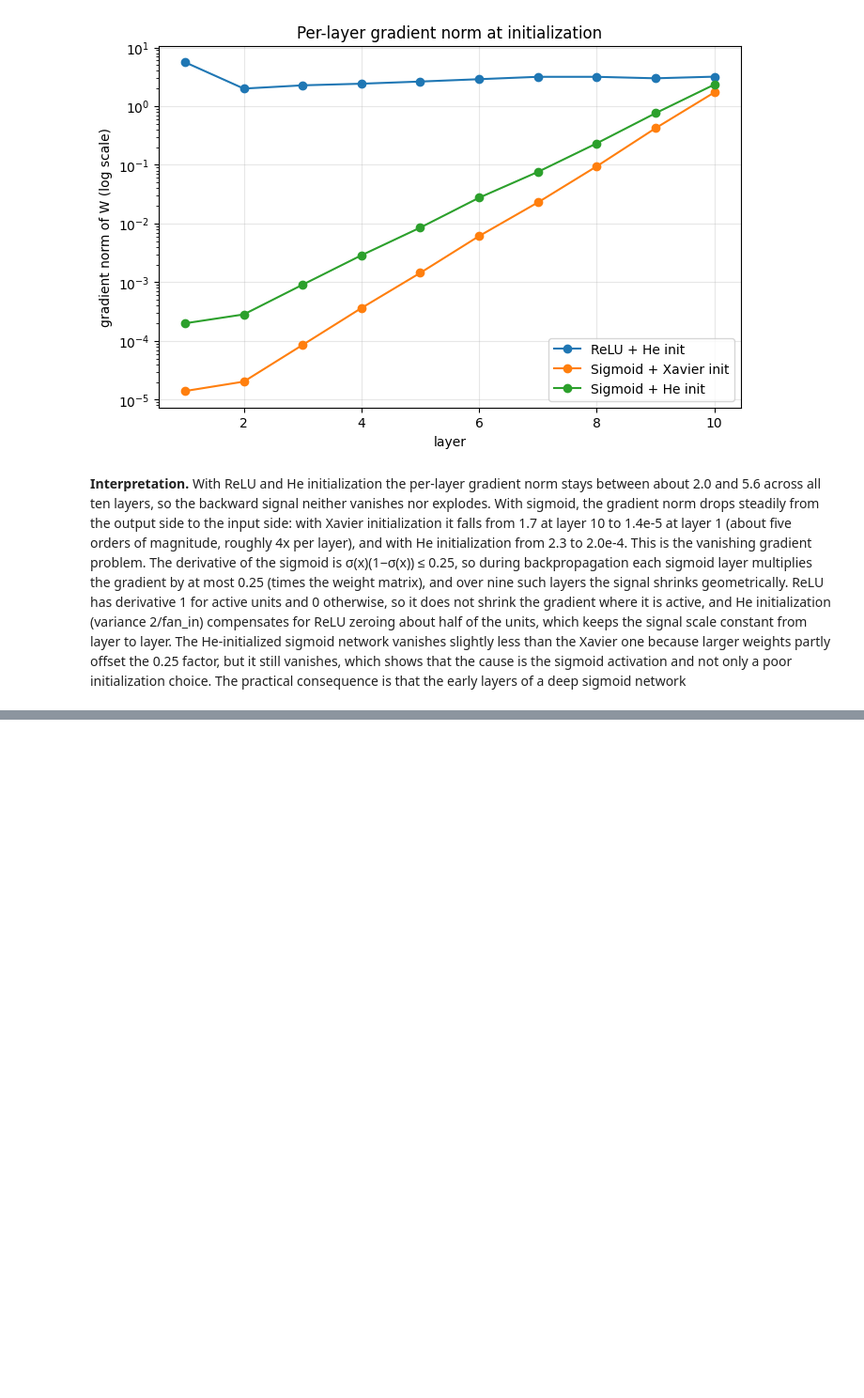
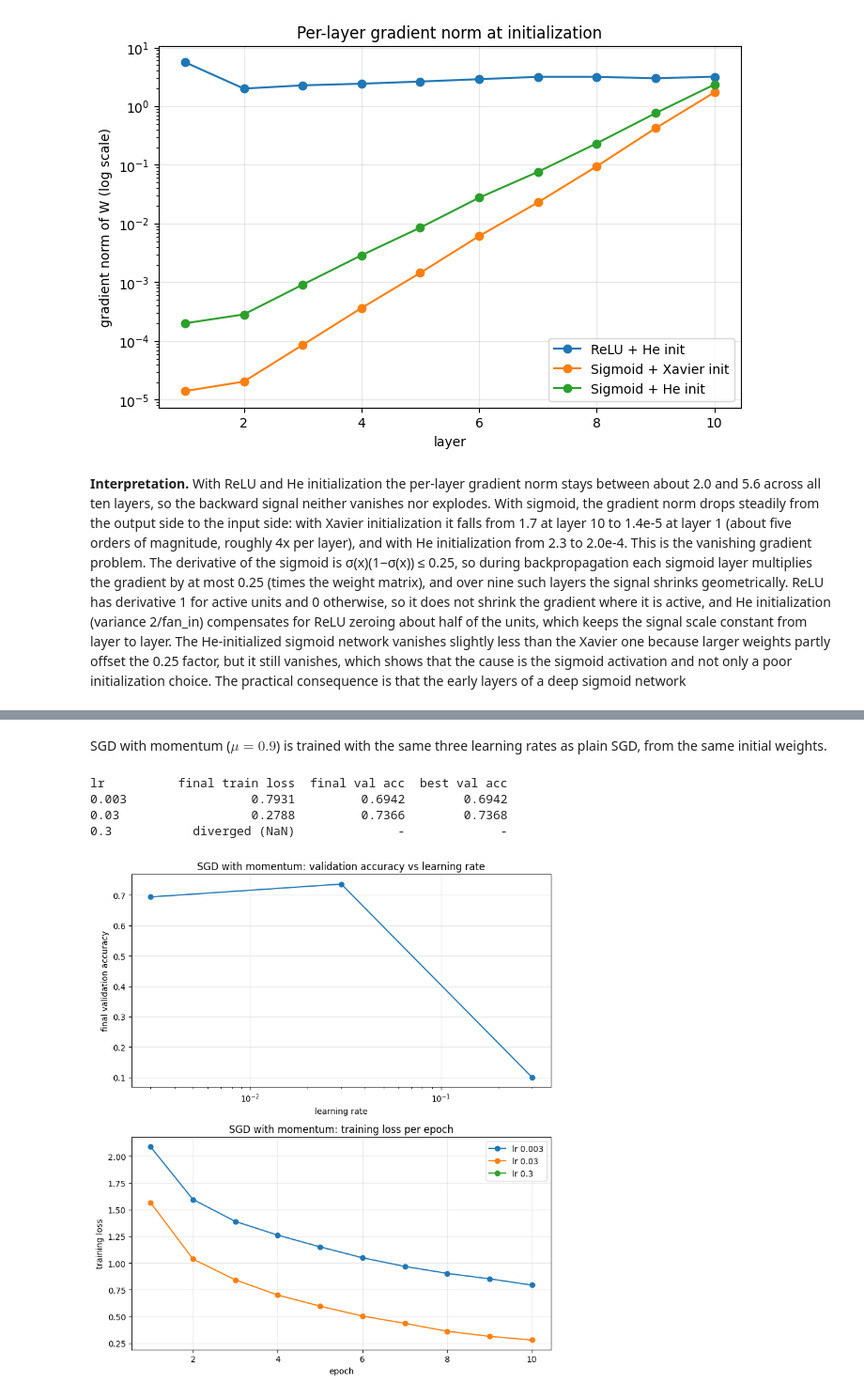
Before and after one commit to roshelle-en/EN4554-Assignment-2-on-CNNs, a Jupyter notebook: 220468L_EN4554_Assignment2.ipynb, the cells around one changed output, grey strips where cells are left out. Shown at 94% size. Saved outputs shown, nothing was run; the diff lists cells and outputs as text; code cells hidden in the pictures; blank space fills up the shorter version.

```diff
--- a/220468L_EN4554_Assignment2.ipynb
+++ b/220468L_EN4554_Assignment2.ipynb
@@ -427,0 +683,27 @@ layer            ReLU + He init   Sigmoid + Xavier init       Sigmoid + He init
+# %% [markdown]
+SGD with momentum ($\mu = 0.9$) is trained with the same three learning rates as plain SGD, from the same initial weights.
+# %%
+mom_lrs = [0.003, 0.03, 0.3]
+for lr in mom_lrs:
+    results[("SGD+momentum", lr)] = train_cnn(lambda p: MySGD(p, lr=lr, momentum=0.9))
+
+summarize("SGD+momentum", mom_lrs)
+
+fig, ax = plt.subplots(2, 1, figsize=(8, 9))
+accs = [results[("SGD+momentum", lr)]["val_acc"][-1] if results[("SGD+momentum", lr)]["val_acc"] else 0.1
+        for lr in mom_lrs]
+ax[0].semilogx(mom_lrs, accs, "o-")
+ax[0].set_xlabel("learning rate"); ax[0].set_ylabel("final validation accuracy")
+ax[0].set_title("SGD with momentum: validation accuracy vs learning rate"); ax[0].grid(alpha=0.3)
+for lr in mom_lrs:
+    h = results[("SGD+momentum", lr)]
+    ax[1].plot(range(1, len(h["train_loss"]) + 1), h["train_loss"], "o-", label=f"lr {lr}")
+ax[1].set_xlabel("epoch"); ax[1].set_ylabel("training loss")
+ax[1].set_title("SGD with momentum: training loss per epoch"); ax[1].legend(); ax[1].grid(alpha=0.3)
+plt.tight_layout(); plt.show()
+# %% [output]
+lr          final train loss  final val acc  best val acc
+0.003                 0.7931         0.6942        0.6942
+0.03                  0.2788         0.7366        0.7368
+0.3           diverged (NaN)              -             -
+[figure, added]
```
Also changed, not shown: parts of 14 cells of this notebook.
